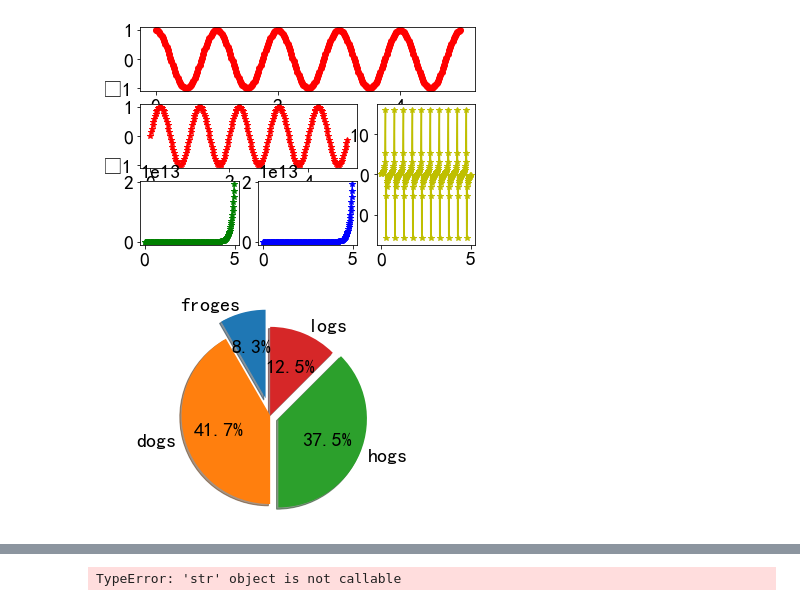
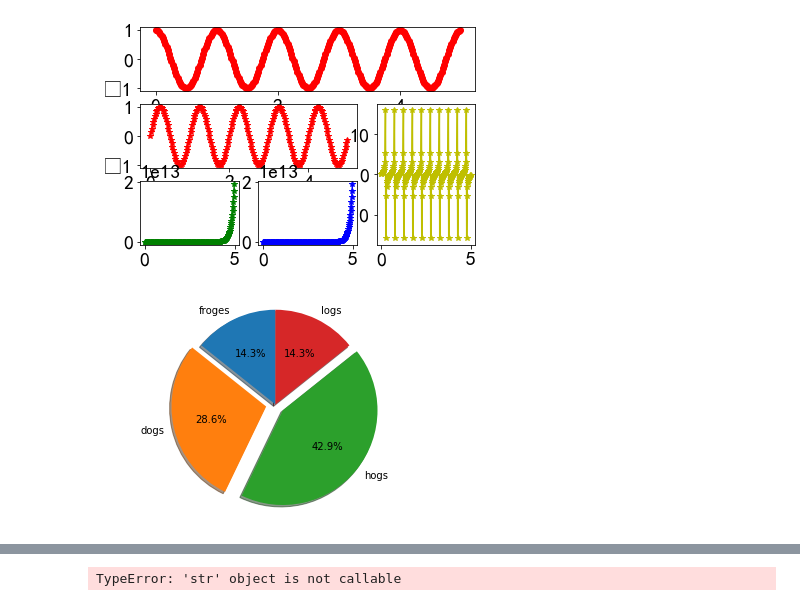
Before and after one commit to dgwy2018/bianchengke2018, a Jupyter notebook: 第二周matplotlib.ipynb, the cells around one changed output, grey strips where cells are left out. Saved outputs shown, nothing was run; the diff lists cells and outputs as text; code cells hidden in the pictures.

```diff
--- a/第二周matplotlib.ipynb
+++ b/第二周matplotlib.ipynb
@@ -286,26 +288,26 @@ plt.show()
 # %%
 # -*- coding: utf-8 -*-
 
 
 # -*- coding: utf-8 -*-
 """
 Created on Fri Jul 21 09:31:30 2017
 实现饼图的绘制
 @author: mav
 """
 
 import matplotlib.pyplot  as plt
 import matplotlib.gridspec as gridespec
 gs = gridespec.GridSpec(3,3)#规定一个确定的区域。
 #import matplotlib as mt
 import numpy as np
 labels = "froges",'dogs','hogs',"logs"
-sizes  =[10,50,45,15]
-expor  =[0.2,0,0.1,0]
+sizes  =[15,30,45,15]
+expor  =[0,0.1,0.1,0]
 #plt.pie(sizes,expor,labels=labels,autopct="%1.1f%%",shadow=False,startangle=90)
 plt.pie(sizes,expor,labels=labels,autopct="%1.1f%%",shadow=True,startangle=90)
 #   autopcts 表示中间显示百分数的方式。
 plt.axis("equal")
 plt.show()
 # %% [output]
-[figure, old version]
+[figure, new version]
```
Also changed, not shown: parts of 8 cells of this notebook, 2 other files.
